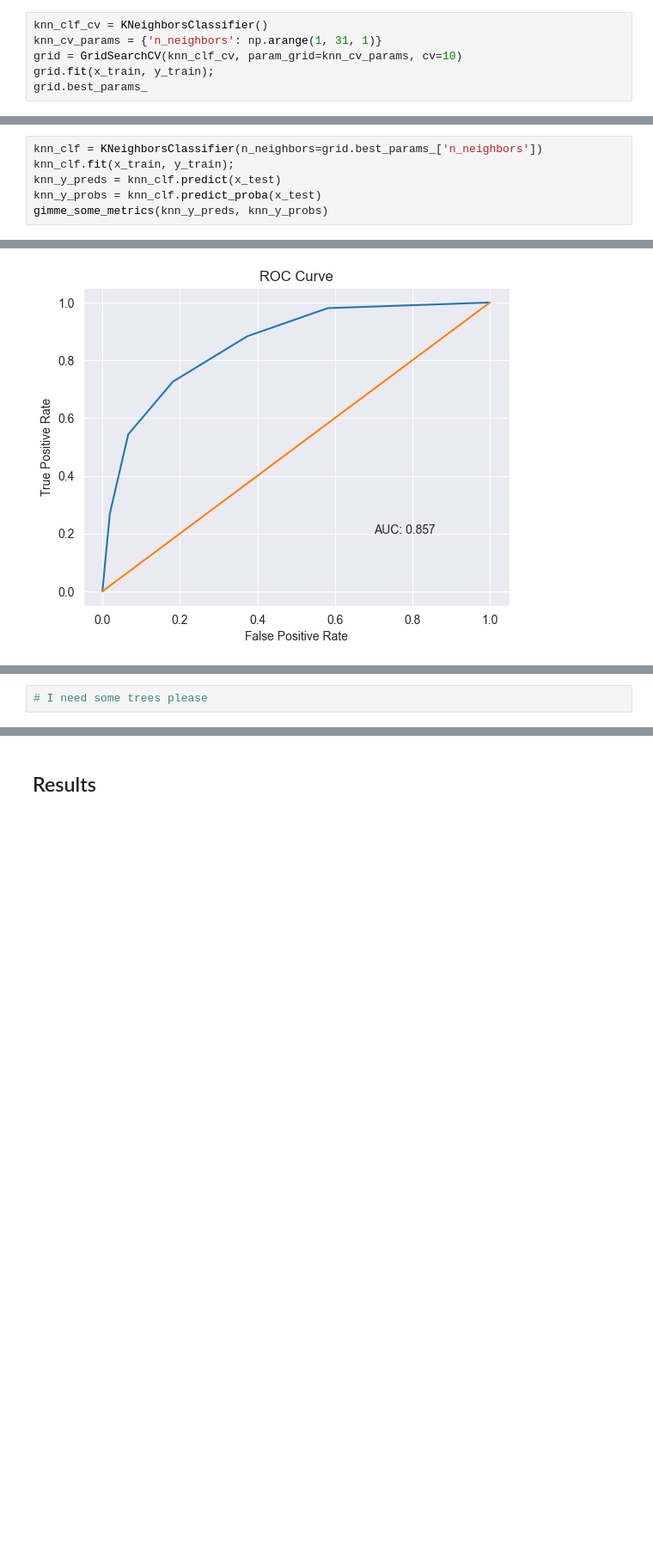
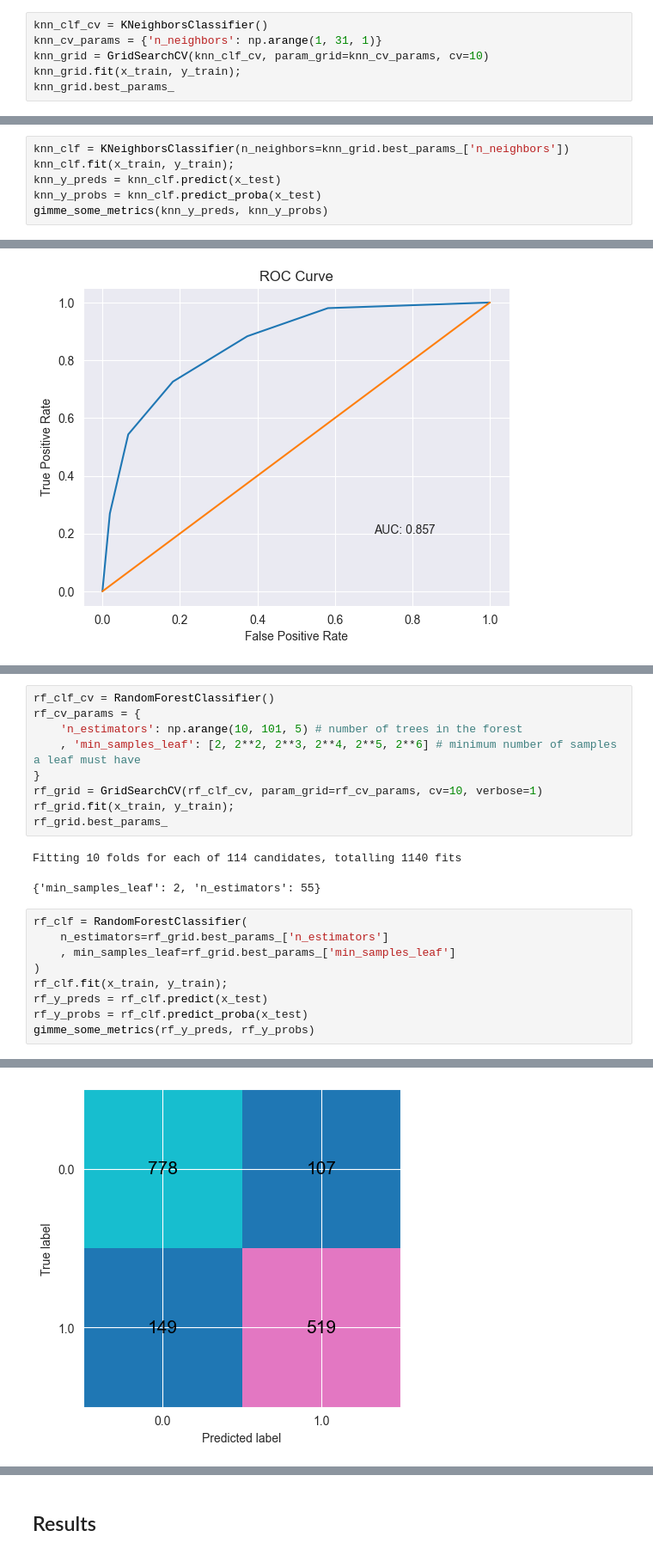
Before and after one commit to jhleakakos/msds-supervised-learning-final, a Jupyter notebook: speedy_dates.ipynb, the cells around one changed output, grey strips where cells are left out. Shown at 86% size. Saved outputs shown, nothing was run; the diff lists cells and outputs as text; blank space fills up the shorter version.

```diff
--- a/speedy_dates.ipynb
+++ b/speedy_dates.ipynb
@@ -879,13 +885,13 @@ We will then calculate performance metrics for the KNN model.
 # %%
 knn_clf_cv = KNeighborsClassifier()
 knn_cv_params = {'n_neighbors': np.arange(1, 31, 1)}
-grid = GridSearchCV(knn_clf_cv, param_grid=knn_cv_params, cv=10)
-grid.fit(x_train, y_train);
-grid.best_params_
+knn_grid = GridSearchCV(knn_clf_cv, param_grid=knn_cv_params, cv=10)
+knn_grid.fit(x_train, y_train);
+knn_grid.best_params_
 # %% [output]
 {'n_neighbors': 5}
 # %%
-knn_clf = KNeighborsClassifier(n_neighbors=grid.best_params_['n_neighbors'])
+knn_clf = KNeighborsClassifier(n_neighbors=knn_grid.best_params_['n_neighbors'])
 knn_clf.fit(x_train, y_train);
 knn_y_preds = knn_clf.predict(x_test)
 knn_y_probs = knn_clf.predict_proba(x_test)
@@ -908,2 +924,22 @@ Interpret me please
 # %%
-# I need some trees please
+rf_clf_cv = RandomForestClassifier()
+rf_cv_params = {
+    'n_estimators': np.arange(10, 101, 5) # number of trees in the forest
+    , 'min_samples_leaf': [2, 2**2, 2**3, 2**4, 2**5, 2**6] # minimum number of samples a leaf must have
+}
+rf_grid = GridSearchCV(rf_clf_cv, param_grid=rf_cv_params, cv=10, verbose=1)
+rf_grid.fit(x_train, y_train);
+rf_grid.best_params_
+# %% [output]
+Fitting 10 folds for each of 114 candidates, totalling 1140 fits
+{'min_samples_leaf': 2, 'n_estimators': 55}
+# %%
+rf_clf = RandomForestClassifier(
+    n_estimators=rf_grid.best_params_['n_estimators']
+    , min_samples_leaf=rf_grid.best_params_['min_samples_leaf']
+)
+rf_clf.fit(x_train, y_train);
+rf_y_preds = rf_clf.predict(x_test)
+rf_y_probs = rf_clf.predict_proba(x_test)
+gimme_some_metrics(rf_y_preds, rf_y_probs)
+# %% [output]
@@ -909,0 +954 @@ Interpret me please
+[figure, added]
```
Also changed, not shown: parts of 12 cells of this notebook.
